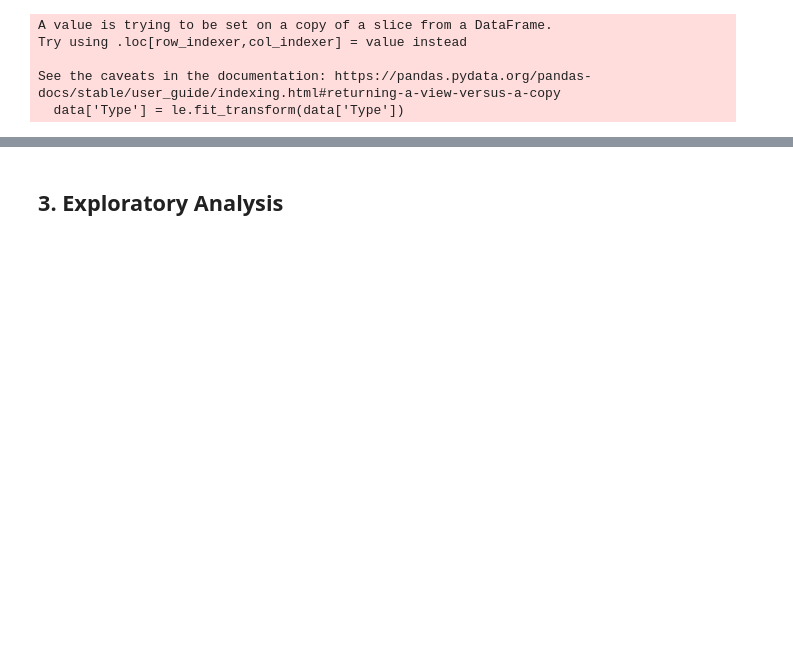
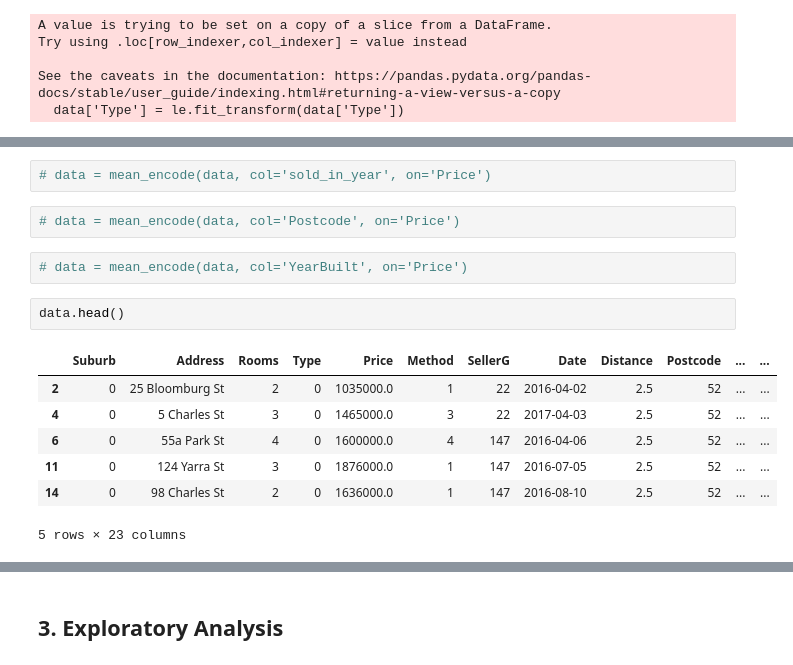
Before and after one commit to dnanad/dsr32, a Jupyter notebook: 9DS_Fundamental/ds_from_scratch_exercise.ipynb, the cells around one changed output, grey strips where cells are left out. Drawn from its saved outputs; the diff is of its cells as text; blank space fills up the shorter version.

```diff
--- a/9DS_Fundamental/ds_from_scratch_exercise.ipynb
+++ b/9DS_Fundamental/ds_from_scratch_exercise.ipynb
@@ -258,0 +354,16 @@ See the caveats in the documentation: https://pandas.pydata.org/pandas-docs/stab
+# %%
+# data = mean_encode(data, col='sold_in_year', on='Price')
+# %%
+# data = mean_encode(data, col='Postcode', on='Price')
+# %%
+# data = mean_encode(data, col='YearBuilt', on='Price')
+# %%
+data.head()
+# %% [output]
+|  | Suburb | Address | Rooms | Type | Price | Method | SellerG | Date | Distance | Postcode | ... | ... |
+| 2 | 0 | 25 Bloomburg St | 2 | 0 | 1035000.0 | 1 | 22 | 2016-04-02 | 2.5 | 52 | ... | ... |
+| 4 | 0 | 5 Charles St | 3 | 0 | 1465000.0 | 3 | 22 | 2017-04-03 | 2.5 | 52 | ... | ... |
+| 6 | 0 | 55a Park St | 4 | 0 | 1600000.0 | 4 | 147 | 2016-04-06 | 2.5 | 52 | ... | ... |
+| 11 | 0 | 124 Yarra St | 3 | 0 | 1876000.0 | 1 | 147 | 2016-07-05 | 2.5 | 52 | ... | ... |
+| 14 | 0 | 98 Charles St | 2 | 0 | 1636000.0 | 1 | 147 | 2016-08-10 | 2.5 | 52 | ... | ... |
+5 rows × 23 columns
```
Also changed, not shown: parts of 27 cells of this notebook, 6 other files.
